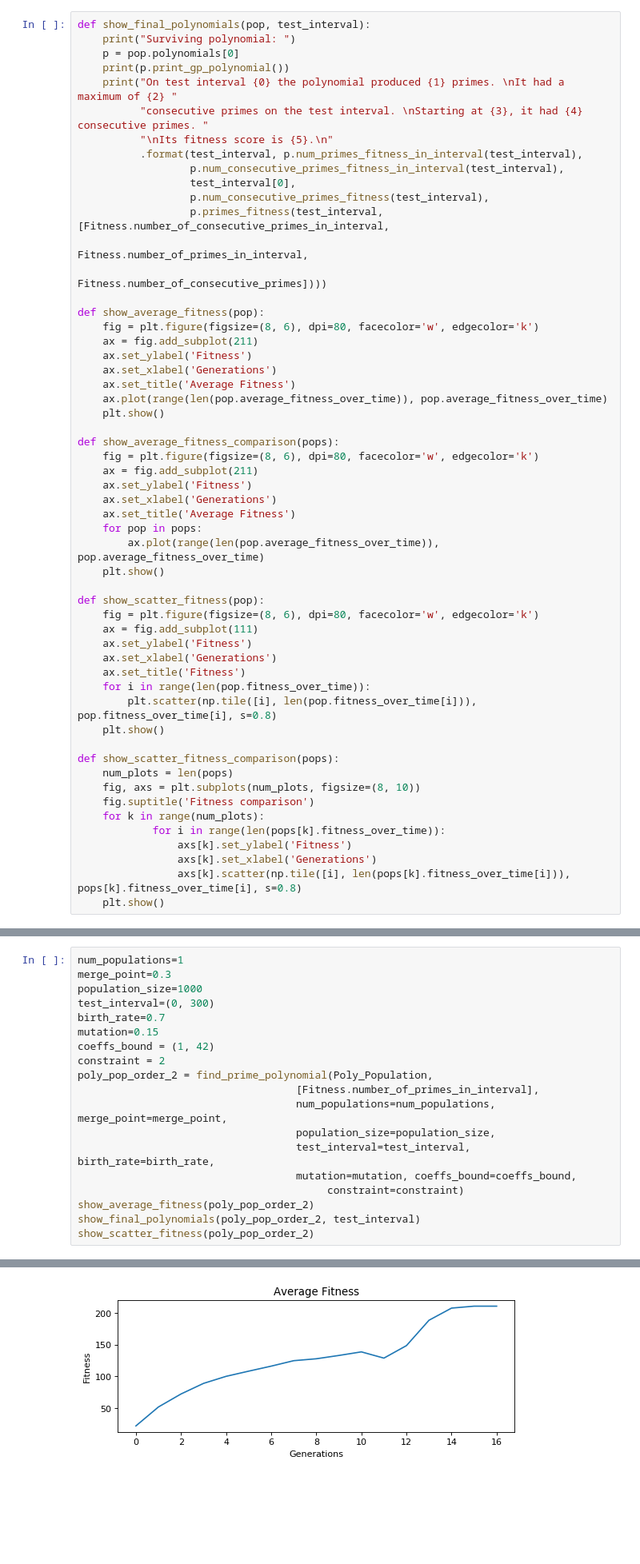
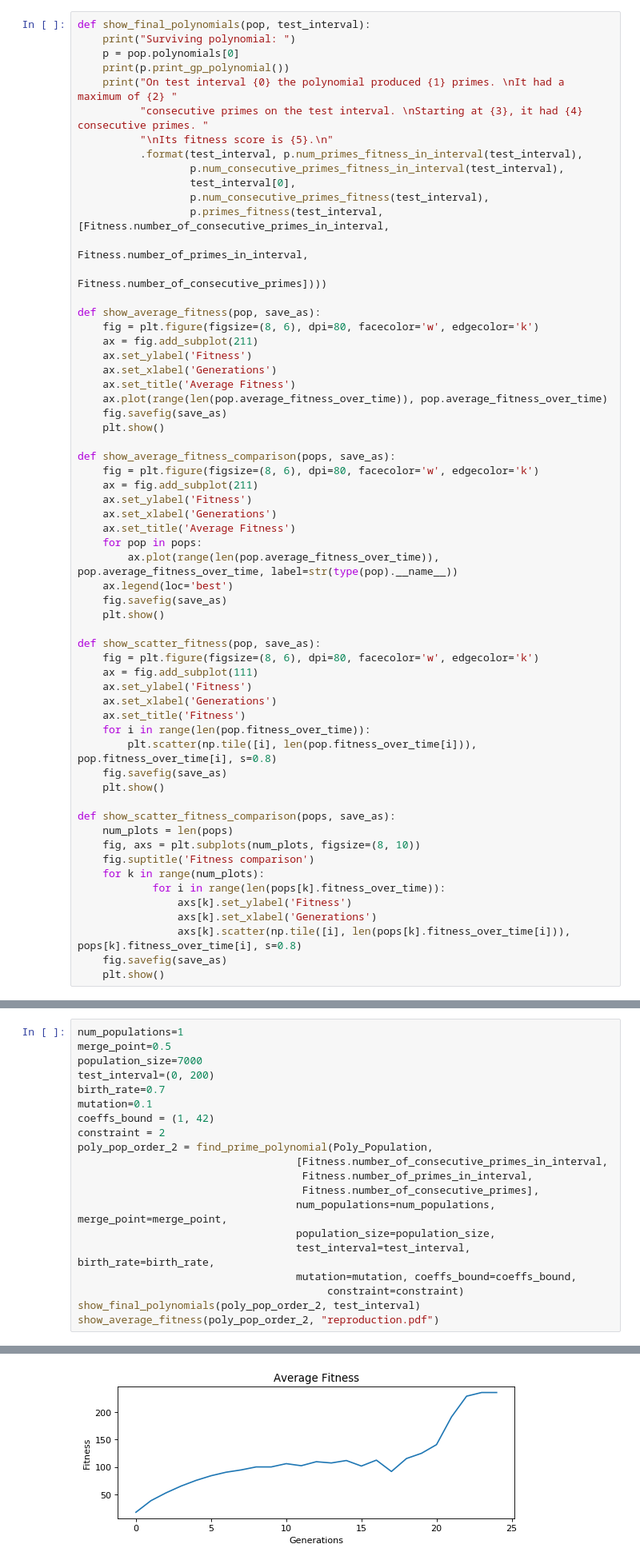
Before and after one commit to FreddoIsHere/GPandGA, a Jupyter notebook: Experiments.ipynb, the cells around one changed output, grey strips where cells are left out. Shown at 80% size. Drawn from its saved outputs; the diff is of its cells as text; blank space fills up the shorter version.

```diff
--- a/Experiments.ipynb
+++ b/Experiments.ipynb
@@ -24,29 +24,32 @@ def show_final_polynomials(pop, test_interval):
                   test_interval[0],
                   p.num_consecutive_primes_fitness(test_interval),
                   p.primes_fitness(test_interval, [Fitness.number_of_consecutive_primes_in_interval,
-                                                           Fitness.number_of_primes_in_interval,
-                                                           Fitness.number_of_consecutive_primes])))
+                                                   Fitness.number_of_primes_in_interval,
+                                                   Fitness.number_of_consecutive_primes])))
 
-def show_average_fitness(pop):
+def show_average_fitness(pop, save_as):
     fig = plt.figure(figsize=(8, 6), dpi=80, facecolor='w', edgecolor='k')
     ax = fig.add_subplot(211)
     ax.set_ylabel('Fitness')
     ax.set_xlabel('Generations')
     ax.set_title('Average Fitness')
     ax.plot(range(len(pop.average_fitness_over_time)), pop.average_fitness_over_time)
+    fig.savefig(save_as)
     plt.show()
 
-def show_average_fitness_comparison(pops):
+def show_average_fitness_comparison(pops, save_as):
     fig = plt.figure(figsize=(8, 6), dpi=80, facecolor='w', edgecolor='k')
     ax = fig.add_subplot(211)
     ax.set_ylabel('Fitness')
     ax.set_xlabel('Generations')
     ax.set_title('Average Fitness')
     for pop in pops:
-        ax.plot(range(len(pop.average_fitness_over_time)), pop.average_fitness_over_time)
+        ax.plot(range(len(pop.average_fitness_over_time)), pop.average_fitness_over_time, label=str(type(pop).__name__))
+    ax.legend(loc='best')
+    fig.savefig(save_as)
     plt.show()
 
-def show_scatter_fitness(pop):
+def show_scatter_fitness(pop, save_as):
     fig = plt.figure(figsize=(8, 6), dpi=80, facecolor='w', edgecolor='k')
     ax = fig.add_subplot(111)
     ax.set_ylabel('Fitness')
@@ -54,9 +57,10 @@ def show_scatter_fitness(pop):
     ax.set_title('Fitness')
     for i in range(len(pop.fitness_over_time)):
         plt.scatter(np.tile([i], len(pop.fitness_over_time[i])), pop.fitness_over_time[i], s=0.8)
+    fig.savefig(save_as)
     plt.show()
 
-def show_scatter_fitness_comparison(pops):
+def show_scatter_fitness_comparison(pops, save_as):
     num_plots = len(pops)
     fig, axs = plt.subplots(num_plots, figsize=(8, 10))
     fig.suptitle('Fitness comparison')
@@ -65,6 +69,7 @@ def show_scatter_fitness_comparison(pops):
                 axs[k].set_ylabel('Fitness')
                 axs[k].set_xlabel('Generations')
                 axs[k].scatter(np.tile([i], len(pops[k].fitness_over_time[i])), pops[k].fitness_over_time[i], s=0.8)
+    fig.savefig(save_as)
     plt.show()
 # %% [markdown]
 ## Poly-Population
@@ -113,21 +118,22 @@ Its fitness score is 251.
 <h3>Attempt to reproduce the second baseline. Establishing baseline parameters.</h3>
 # %%
 num_populations=1
-merge_point=0.3
-population_size=1000
-test_interval=(0, 300)
+merge_point=0.5
+population_size=7000
+test_interval=(0, 200)
 birth_rate=0.7
-mutation=0.15
+mutation=0.1
 coeffs_bound = (1, 42)
 constraint = 2
 poly_pop_order_2 = find_prime_polynomial(Poly_Population,
-                                   [Fitness.number_of_primes_in_interval],
+                                   [Fitness.number_of_consecutive_primes_in_interval,
+                                    Fitness.number_of_primes_in_interval,
+                                    Fitness.number_of_consecutive_primes],
                                    num_populations=num_populations, merge_point=merge_point,
                                    population_size=population_size,
                                    test_interval=test_interval, birth_rate=birth_rate,
                                    mutation=mutation, coeffs_bound=coeffs_bound,
                                         constraint=constraint)
-show_average_fitness(poly_pop_order_2)
 show_final_polynomials(poly_pop_order_2, test_interval)
-show_scatter_fitness(poly_pop_order_2)
+show_average_fitness(poly_pop_order_2, "reproduction.pdf")
 # %% [output]
@@ -136 +148 @@ Test-interval: (0, 300), Birth-rate: 0.7, Mutation-rate: 0.15, Coeffs-bound: (1,
-[figure, old version]
+[figure, new version]
```
Also changed, not shown: parts of 19 cells of this notebook, 10 other files.
